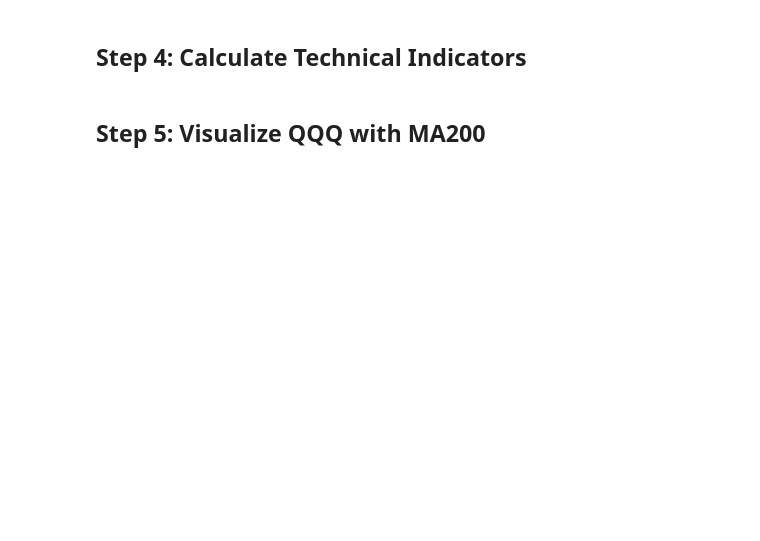
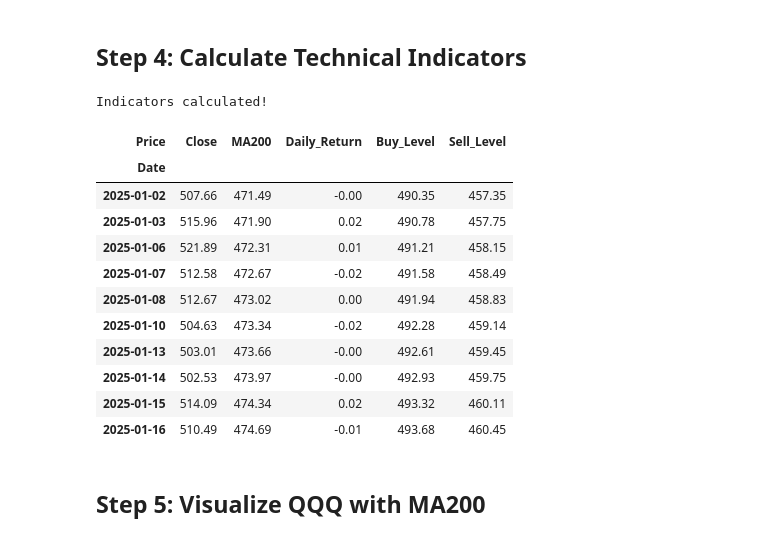
Before and after one commit to z26qin/T3_Strategy_Backtest, a Jupyter notebook: tqqq_ma200_strategy_notebook.ipynb, the cells around one changed output. Cells and saved outputs as stored; diff of their text form; code cells hidden in the pictures; blank space fills up the shorter version.

```diff
--- a/tqqq_ma200_strategy_notebook.ipynb
+++ b/tqqq_ma200_strategy_notebook.ipynb
@@ -72,17 +81,30 @@ tqqq_data.tail()
 # %%
 # Calculate 200-day moving average
 qqq_data['MA200'] = qqq_data['Close'].rolling(window=MA_PERIOD).mean()
 
-# Calculate intraday drop: (Low - Previous Close) / Previous Close
-qqq_data['Prev_Close'] = qqq_data['Close'].shift(1)
-qqq_data['Intraday_Drop'] = (qqq_data['Low'] - qqq_data['Prev_Close']) / qqq_data['Prev_Close']
+# Calculate daily returns
+qqq_data['Daily_Return'] = qqq_data['Close'].pct_change()
 
 # Calculate buy/sell threshold levels
 qqq_data['Buy_Level'] = qqq_data['MA200'] * BUY_THRESHOLD
 qqq_data['Sell_Level'] = qqq_data['MA200'] * SELL_THRESHOLD
 
 print("Indicators calculated!")
-qqq_data[['Close', 'Low', 'MA200', 'Intraday_Drop', 'Buy_Level', 'Sell_Level']].tail(10)
+qqq_data[['Close', 'MA200', 'Daily_Return', 'Buy_Level', 'Sell_Level']].tail(10)
+# %% [output]
+Indicators calculated!
+| Price | Close | MA200 | Daily_Return | Buy_Level | Sell_Level |
+| Date |  |  |  |  |  |
+| 2025-01-02 | 507.66 | 471.49 | -0.00 | 490.35 | 457.35 |
+| 2025-01-03 | 515.96 | 471.90 | 0.02 | 490.78 | 457.75 |
+| 2025-01-06 | 521.89 | 472.31 | 0.01 | 491.21 | 458.15 |
+| 2025-01-07 | 512.58 | 472.67 | -0.02 | 491.58 | 458.49 |
+| 2025-01-08 | 512.67 | 473.02 | 0.00 | 491.94 | 458.83 |
+| 2025-01-10 | 504.63 | 473.34 | -0.02 | 492.28 | 459.14 |
+| 2025-01-13 | 503.01 | 473.66 | -0.00 | 492.61 | 459.45 |
+| 2025-01-14 | 502.53 | 473.97 | -0.00 | 492.93 | 459.75 |
+| 2025-01-15 | 514.09 | 474.34 | 0.02 | 493.32 | 460.11 |
+| 2025-01-16 | 510.49 | 474.69 | -0.01 | 493.68 | 460.45 |
 # %% [markdown]
 ## Step 5: Visualize QQQ with MA200
 # %%
```
Also changed, not shown: parts of 16 cells of this notebook.
